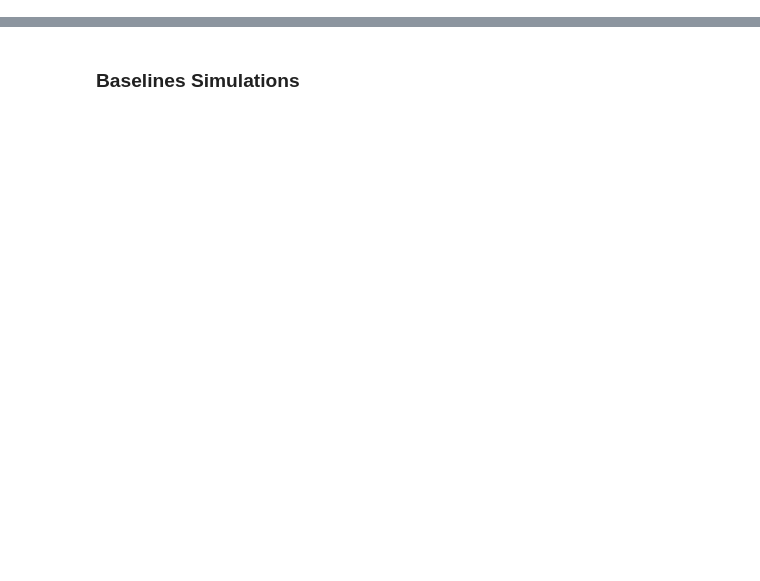
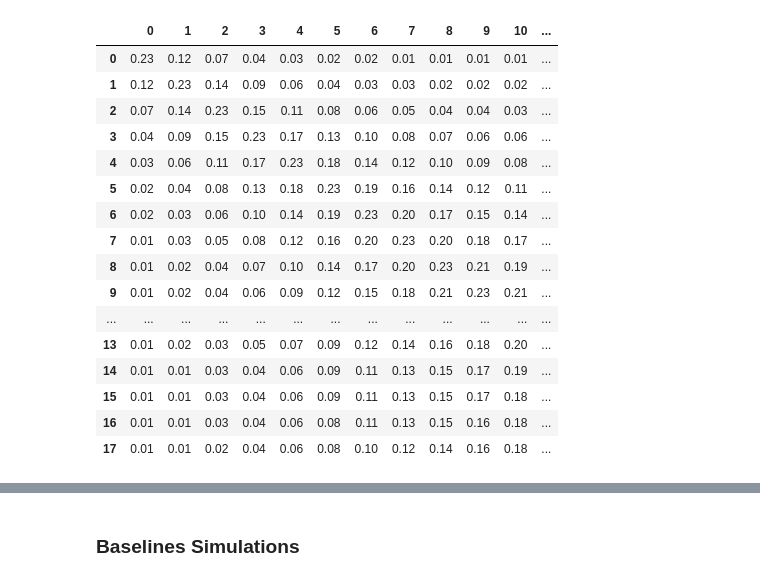
Before and after one commit to arnaud-odet/RL, a Jupyter notebook: notebooks/swiss_round.ipynb, the cells around one changed output, grey strips where cells are left out. Drawn from its saved outputs; the diff is of its cells as text; code cells hidden in the pictures; blank space fills up the shorter version.

```diff
--- a/notebooks/swiss_round.ipynb
+++ b/notebooks/swiss_round.ipynb
@@ -27,0 +125,20 @@ env = SwissRoundEnv(
+# %%
+dp.round(2)
+# %% [output]
+|  | 0 | 1 | 2 | 3 | 4 | 5 | 6 | 7 | 8 | 9 | 10 | ... |
+| 0 | 0.23 | 0.12 | 0.07 | 0.04 | 0.03 | 0.02 | 0.02 | 0.01 | 0.01 | 0.01 | 0.01 | ... |
+| 1 | 0.12 | 0.23 | 0.14 | 0.09 | 0.06 | 0.04 | 0.03 | 0.03 | 0.02 | 0.02 | 0.02 | ... |
+| 2 | 0.07 | 0.14 | 0.23 | 0.15 | 0.11 | 0.08 | 0.06 | 0.05 | 0.04 | 0.04 | 0.03 | ... |
+| 3 | 0.04 | 0.09 | 0.15 | 0.23 | 0.17 | 0.13 | 0.10 | 0.08 | 0.07 | 0.06 | 0.06 | ... |
+| 4 | 0.03 | 0.06 | 0.11 | 0.17 | 0.23 | 0.18 | 0.14 | 0.12 | 0.10 | 0.09 | 0.08 | ... |
+| 5 | 0.02 | 0.04 | 0.08 | 0.13 | 0.18 | 0.23 | 0.19 | 0.16 | 0.14 | 0.12 | 0.11 | ... |
+| 6 | 0.02 | 0.03 | 0.06 | 0.10 | 0.14 | 0.19 | 0.23 | 0.20 | 0.17 | 0.15 | 0.14 | ... |
+| 7 | 0.01 | 0.03 | 0.05 | 0.08 | 0.12 | 0.16 | 0.20 | 0.23 | 0.20 | 0.18 | 0.17 | ... |
+| 8 | 0.01 | 0.02 | 0.04 | 0.07 | 0.10 | 0.14 | 0.17 | 0.20 | 0.23 | 0.21 | 0.19 | ... |
+| 9 | 0.01 | 0.02 | 0.04 | 0.06 | 0.09 | 0.12 | 0.15 | 0.18 | 0.21 | 0.23 | 0.21 | ... |
+| ... | ... | ... | ... | ... | ... | ... | ... | ... | ... | ... | ... | ... |
+| 13 | 0.01 | 0.02 | 0.03 | 0.05 | 0.07 | 0.09 | 0.12 | 0.14 | 0.16 | 0.18 | 0.20 | ... |
+| 14 | 0.01 | 0.01 | 0.03 | 0.04 | 0.06 | 0.09 | 0.11 | 0.13 | 0.15 | 0.17 | 0.19 | ... |
+| 15 | 0.01 | 0.01 | 0.03 | 0.04 | 0.06 | 0.09 | 0.11 | 0.13 | 0.15 | 0.17 | 0.18 | ... |
+| 16 | 0.01 | 0.01 | 0.03 | 0.04 | 0.06 | 0.08 | 0.11 | 0.13 | 0.15 | 0.16 | 0.18 | ... |
+| 17 | 0.01 | 0.01 | 0.02 | 0.04 | 0.06 | 0.08 | 0.10 | 0.12 | 0.14 | 0.16 | 0.18 | ... |
```
Also changed, not shown: parts of 17 cells of this notebook.
